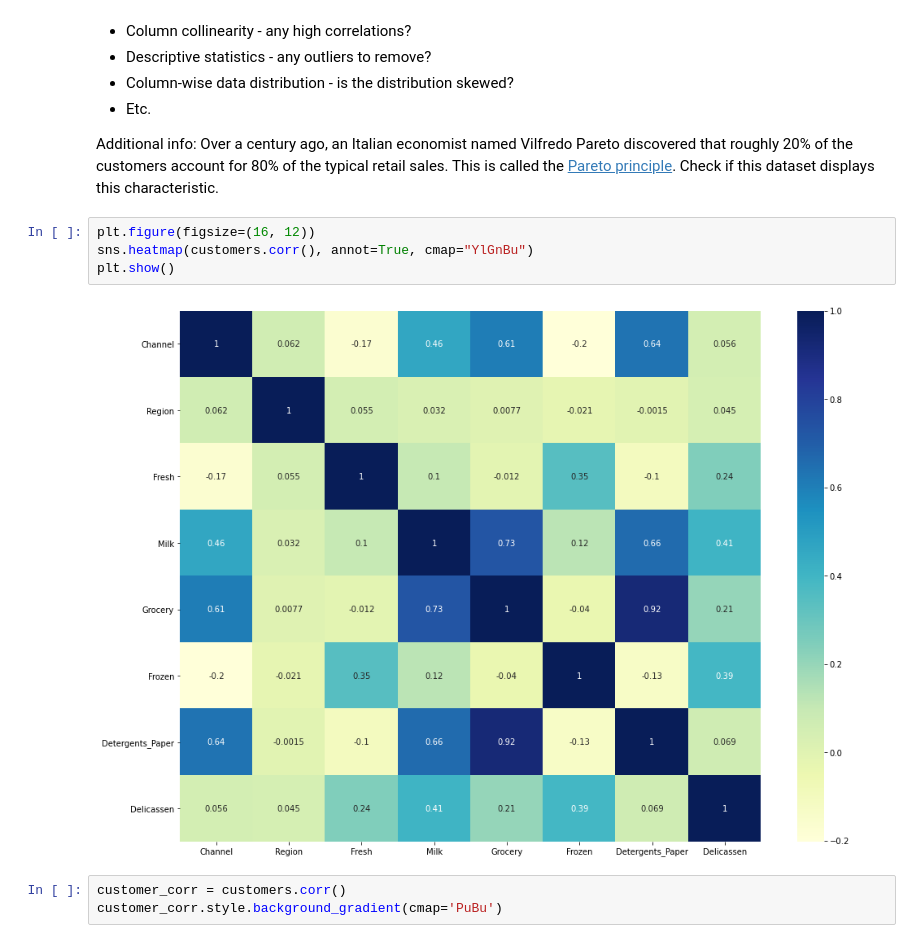
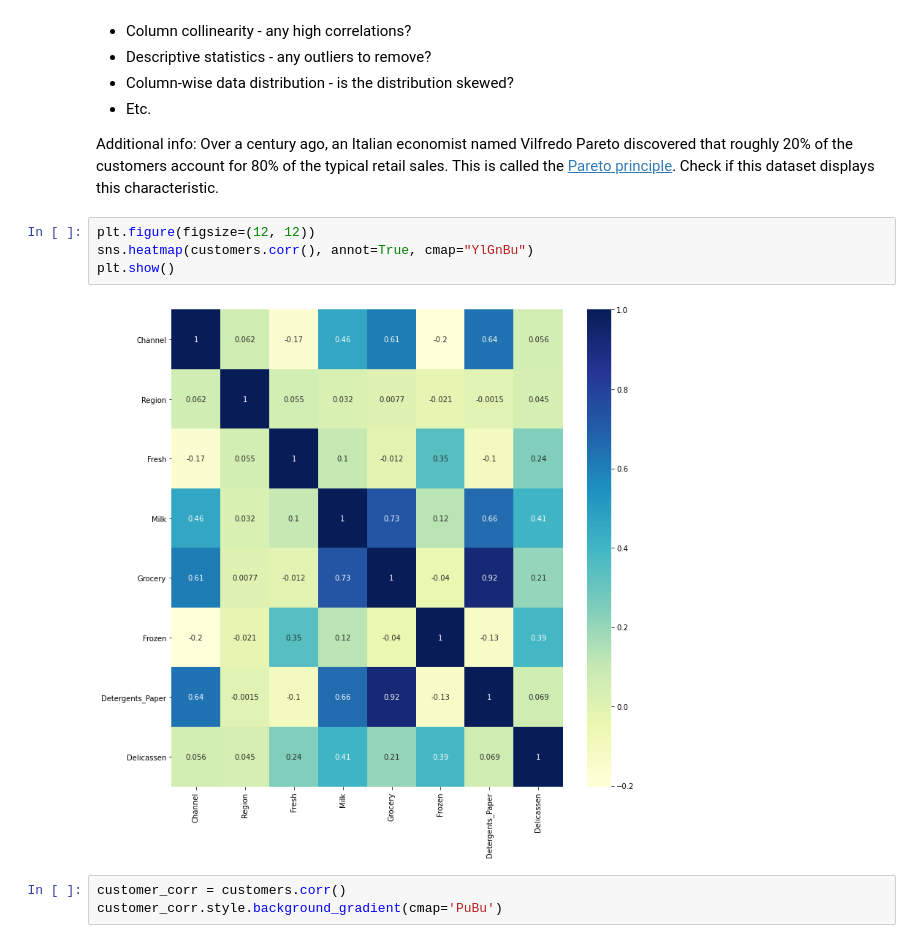
Before and after one commit to BehroozGharleghi/data-pt-ber-08-20, a Jupyter notebook: Labs/module-3_labs/03_unsupervised-learning/01_lab-unsupervised-learning/your-code/main-behrooz-clustering.ipynb, the cells around one changed output. Drawn from its saved outputs; the diff is of its cells as text.

```diff
--- a/Labs/module-3_labs/03_unsupervised-learning/01_lab-unsupervised-learning/your-code/main-behrooz-clustering.ipynb
+++ b/Labs/module-3_labs/03_unsupervised-learning/01_lab-unsupervised-learning/your-code/main-behrooz-clustering.ipynb
@@ -62,11 +62,11 @@ Checklist:
 
 Additional info: Over a century ago, an Italian economist named Vilfredo Pareto discovered that roughly 20% of the customers account for 80% of the typical retail sales. This is called the [Pareto principle](https://en.wikipedia.org/wiki/Pareto_principle). Check if this dataset displays this characteristic.
 # %%
-plt.figure(figsize=(16, 12))
+plt.figure(figsize=(12, 12))
 sns.heatmap(customers.corr(), annot=True, cmap="YlGnBu")
 plt.show()
 # %% [output]
-[figure, old version]
+[figure, new version]
 # %%
 customer_corr = customers.corr()
 customer_corr.style.background_gradient(cmap='PuBu')
```
Also changed, not shown: parts of 1 cell of this notebook, 3 other files.
